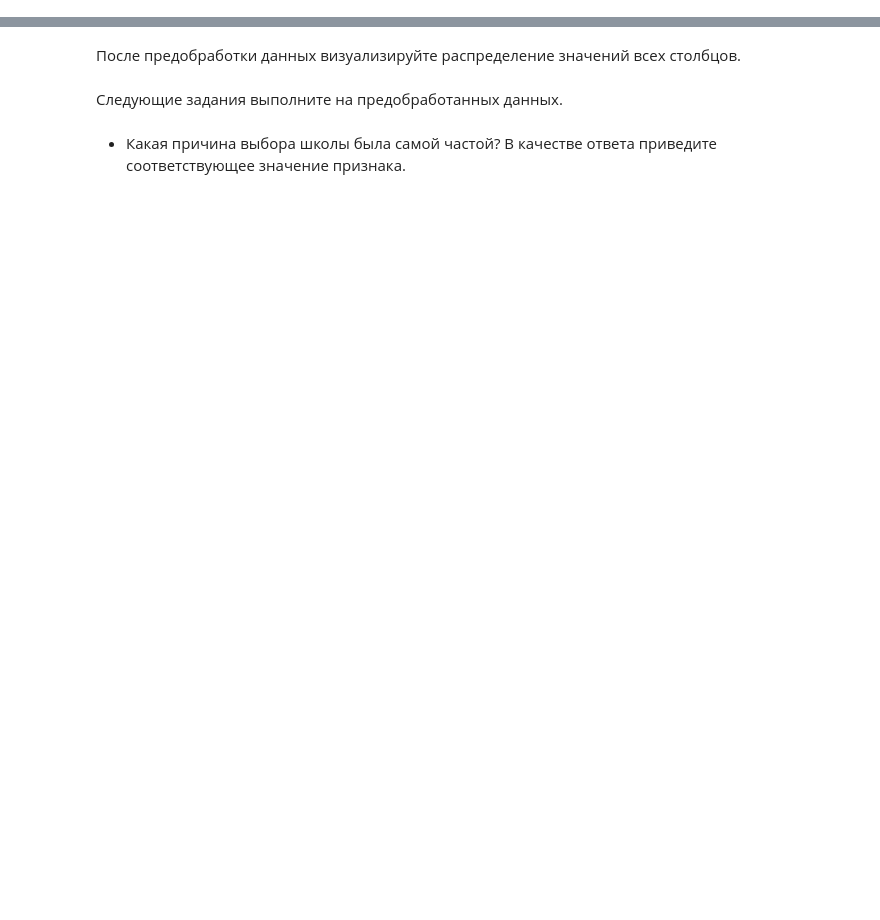
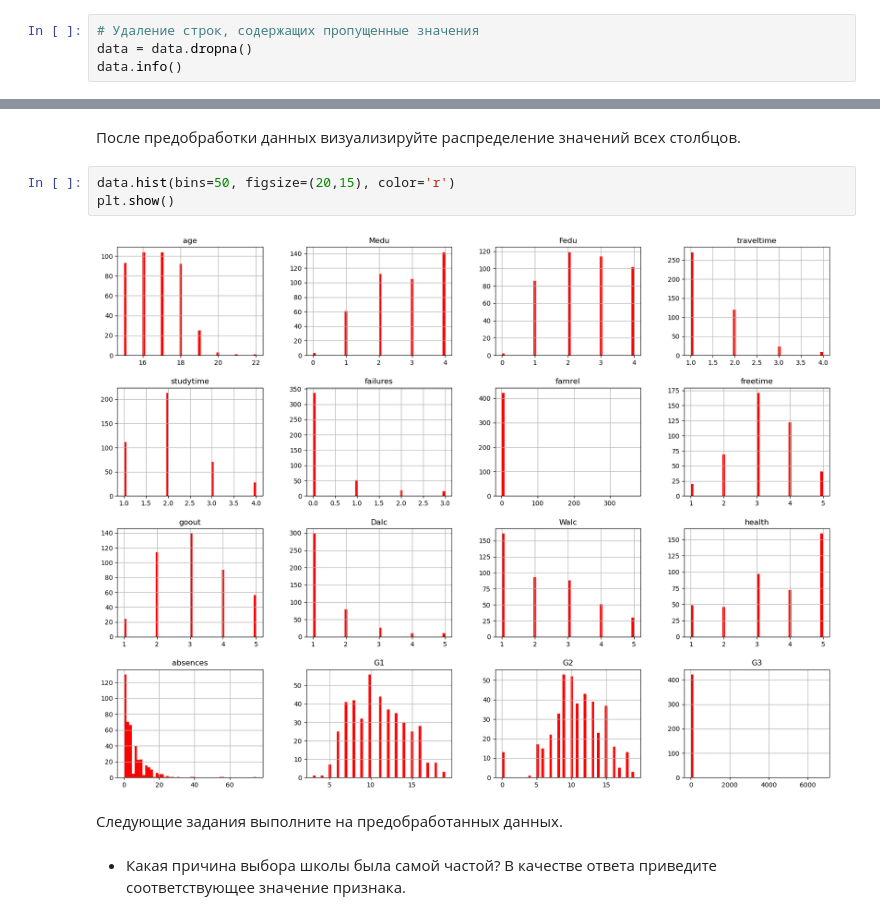
Before and after one commit to FessDemon/pim, a Jupyter notebook: python/Labs/Lab_Python_7_PMI_end.ipynb, the cells around one changed output, grey strips where cells are left out. Cells and saved outputs as stored; diff of their text form; blank space fills up the shorter version.

```diff
--- a/python/Labs/Lab_Python_7_PMI_end.ipynb
+++ b/python/Labs/Lab_Python_7_PMI_end.ipynb
@@ -14,0 +73,4 @@ data = pd.read_csv('math_students.csv', delimiter=',')
+# %%
+# Удаление строк, содержащих пропущенные значения
+data = data.dropna()
+data.info()
@@ -17,5 +144,10 @@ data = pd.read_csv('math_students.csv', delimiter=',')
 # %% [markdown]
 После предобработки данных визуализируйте распределение значений всех столбцов.
+# %%
+data.hist(bins=50, figsize=(20,15), color='r')
+plt.show()
+# %% [output]
+[figure, added]
 # %% [markdown]
 Следующие задания выполните на предобработанных данных.
 # %% [markdown]
```
Also changed, not shown: parts of 19 cells of this notebook, 6 other files.
